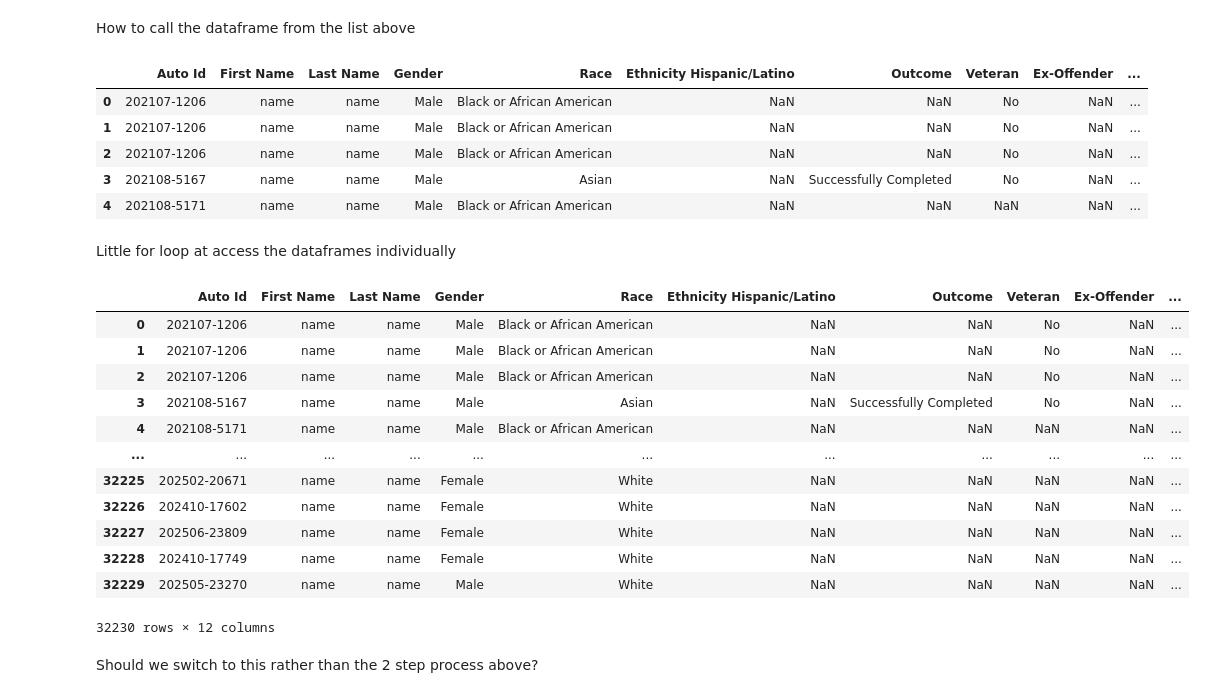
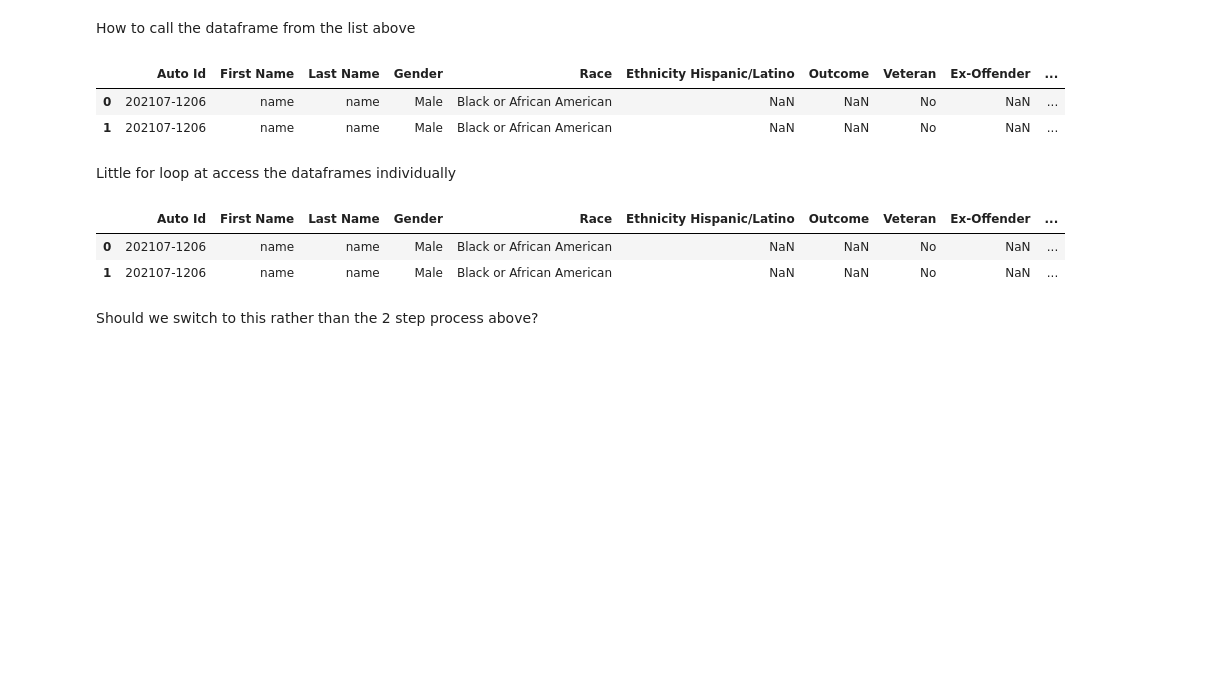
Before and after one commit to dmorton714/CodeYouDataProject, a Jupyter notebook: src/notebooks/mainNb.ipynb, the cells around one changed output. Drawn from its saved outputs; the diff is of its cells as text; code cells hidden in the pictures; blank space fills up the shorter version.

```diff
--- a/src/notebooks/mainNb.ipynb
+++ b/src/notebooks/mainNb.ipynb
@@ -115,14 +115,11 @@ dict_keys(['ARC_Enrollments', 'ARC_Application', 'All_demographics_and_programs'
 How to call the dataframe from the list above
 # %%
 all_demo = dfs['All_demographics_and_programs']
-all_demo.head()
+all_demo.head(2)
 # %% [output]
 |  | Auto Id | First Name | Last Name | Gender | Race | Ethnicity Hispanic/Latino | Outcome | Veteran | Ex-Offender | ... |
 | 0 | 202107-1206 | name | name | Male | Black or African American | NaN | NaN | No | NaN | ... |
 | 1 | 202107-1206 | name | name | Male | Black or African American | NaN | NaN | No | NaN | ... |
-| 2 | 202107-1206 | name | name | Male | Black or African American | NaN | NaN | No | NaN | ... |
-| 3 | 202108-5167 | name | name | Male | Asian | NaN | Successfully Completed | No | NaN | ... |
-| 4 | 202108-5171 | name | name | Male | Black or African American | NaN | NaN | NaN | NaN | ... |
 # %% [markdown]
 Little for loop at access the dataframes individually
 # %%
@@ -130,21 +127,11 @@ for name, df in dfs.items():
     safe_name = name.replace(" ", "_")
     globals()[safe_name] = df
 # %%
-All_demographics_and_programs
+All_demographics_and_programs.head(2)
 # %% [output]
 |  | Auto Id | First Name | Last Name | Gender | Race | Ethnicity Hispanic/Latino | Outcome | Veteran | Ex-Offender | ... |
 | 0 | 202107-1206 | name | name | Male | Black or African American | NaN | NaN | No | NaN | ... |
 | 1 | 202107-1206 | name | name | Male | Black or African American | NaN | NaN | No | NaN | ... |
-| 2 | 202107-1206 | name | name | Male | Black or African American | NaN | NaN | No | NaN | ... |
-| 3 | 202108-5167 | name | name | Male | Asian | NaN | Successfully Completed | No | NaN | ... |
-| 4 | 202108-5171 | name | name | Male | Black or African American | NaN | NaN | NaN | NaN | ... |
-| ... | ... | ... | ... | ... | ... | ... | ... | ... | ... | ... |
-| 32225 | 202502-20671 | name | name | Female | White | NaN | NaN | NaN | NaN | ... |
-| 32226 | 202410-17602 | name | name | Female | White | NaN | NaN | NaN | NaN | ... |
-| 32227 | 202506-23809 | name | name | Female | White | NaN | NaN | NaN | NaN | ... |
-| 32228 | 202410-17749 | name | name | Female | White | NaN | NaN | NaN | NaN | ... |
-| 32229 | 202505-23270 | name | name | Male | White | NaN | NaN | NaN | NaN | ... |
-32230 rows × 12 columns
 # %% [markdown]
 Should we switch to this rather than the 2 step process above?
 # %%
```
Also changed, not shown: parts of 14 cells of this notebook.
